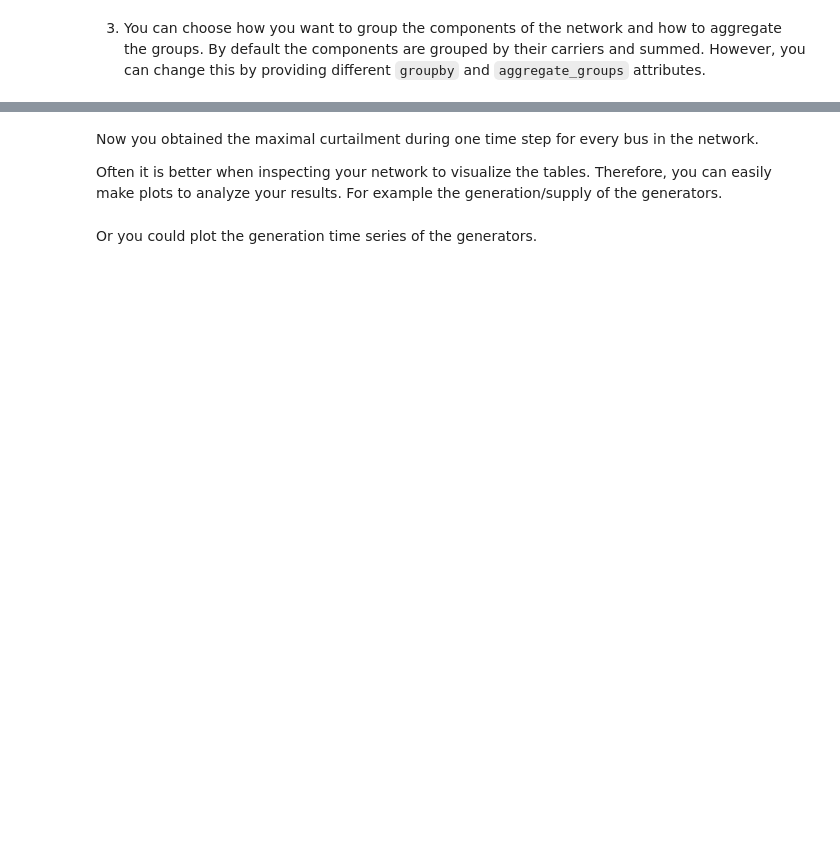
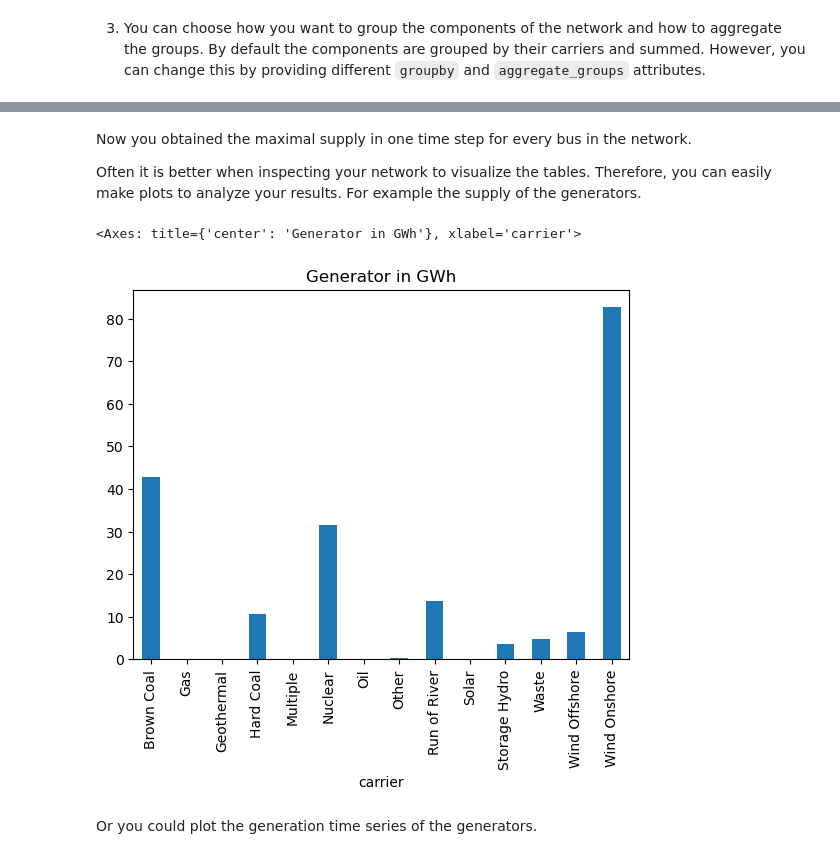
Before and after one commit to PyPSA/PyPSA, a Jupyter notebook: examples/notebooks/statistics.ipynb, the cells around one changed output, grey strips where cells are left out. Saved outputs shown, nothing was run; the diff lists cells and outputs as text; code cells hidden in the pictures; blank space fills up the shorter version.

```diff
--- a/examples/notebooks/statistics.ipynb
+++ b/examples/notebooks/statistics.ipynb
@@ -77,9 +237,12 @@ n.statistics.curtailment(comps=["Generator"], groupby=["bus"], aggregate_groups=
 # %% [markdown]
-Now you obtained the maximal curtailment during one time step for every bus in the network.
+Now you obtained the maximal supply in one time step for every bus in the network.
 
-Often it is better when inspecting your network to visualize the tables. Therefore, you can easily make plots to analyze your results. For example the generation/supply of the generators.
+Often it is better when inspecting your network to visualize the tables. Therefore, you can easily make plots to analyze your results. For example the supply of the generators.
 # %%
-n.statistics.supply(comps=["Generator"]).div(1e3).plot.bar(title="Generator in GWh")
+n.statistics.supply(comps=["Generator"]).droplevel(0).div(1e3).plot.bar(title="Generator in GWh")
+# %% [output]
+<Axes: title={'center': 'Generator in GWh'}, xlabel='carrier'>
+[figure, added]
 # %% [markdown]
 Or you could plot the generation time series of the generators.
 # %%
```
Also changed, not shown: parts of 18 cells of this notebook, 1 other file.
